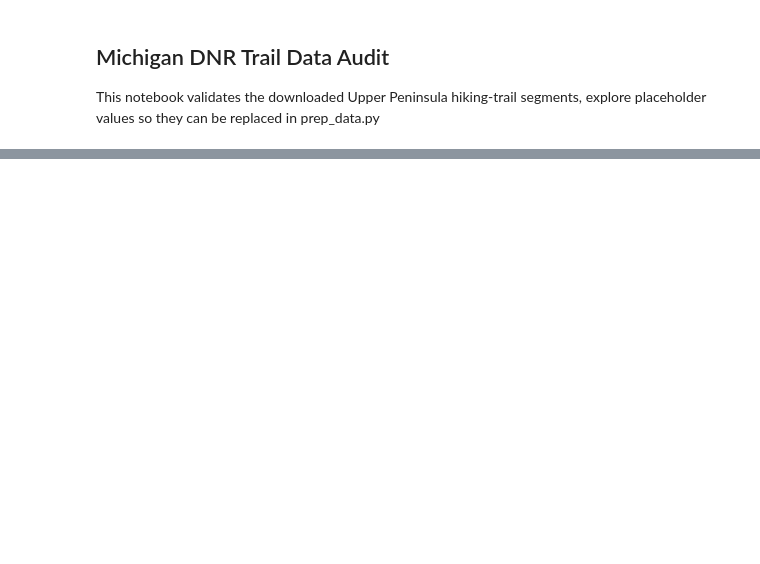
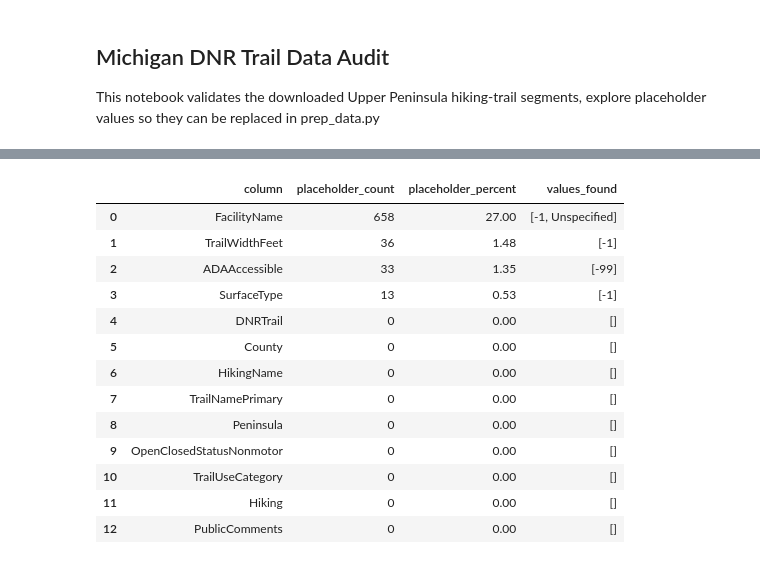
Before and after one commit to RayofData/Whats_UP_Outdoors, a Jupyter notebook: notebooks/01_trail_data_audit.ipynb, the cells around one changed output, grey strips where cells are left out. Cells and saved outputs as stored; diff of their text form; code cells hidden in the pictures; blank space fills up the shorter version.

```diff
--- a/notebooks/01_trail_data_audit.ipynb
+++ b/notebooks/01_trail_data_audit.ipynb
@@ -97,0 +158,58 @@ unique_counts
+# %%
+PLACEHOLDER_VALUES = {
+    "",
+    "-1",
+    "-2",
+    "99",
+    "-99",
+    "Unspecified",
+    "Unknown",
+    "None",
+    "N/A",
+    "<NA>",
+    "NA"
+}
+
+text_columns = trails.select_dtypes(
+    include=["object","string"]
+).columns
+
+placeholder_records = []
+
+for column in text_columns:
+    normalized = trails[column].astype("string").str.strip()
+    matches = normalized.isin(PLACEHOLDER_VALUES)
+
+    placeholder_records.append(
+        {
+            "column": column,
+            "placeholder_count": int(matches.sum()),
+            "placeholder_percent": round(matches.mean() * 100, 2),
+            "values_found": sorted(
+                normalized.loc[matches].dropna().unique().tolist()
+            ),
+        }
+    )
+
+placeholder_audit = (
+    pd.DataFrame(placeholder_records)
+    .sort_values("placeholder_count", ascending=False)
+    .reset_index(drop=True)
+)
+
+placeholder_audit
+# %% [output]
+|  | column | placeholder_count | placeholder_percent | values_found |
+| 0 | FacilityName | 658 | 27.00 | [-1, Unspecified] |
+| 1 | TrailWidthFeet | 36 | 1.48 | [-1] |
+| 2 | ADAAccessible | 33 | 1.35 | [-99] |
+| 3 | SurfaceType | 13 | 0.53 | [-1] |
+| 4 | DNRTrail | 0 | 0.00 | [] |
+| 5 | County | 0 | 0.00 | [] |
+| 6 | HikingName | 0 | 0.00 | [] |
+| 7 | TrailNamePrimary | 0 | 0.00 | [] |
+| 8 | Peninsula | 0 | 0.00 | [] |
+| 9 | OpenClosedStatusNonmotor | 0 | 0.00 | [] |
+| 10 | TrailUseCategory | 0 | 0.00 | [] |
+| 11 | Hiking | 0 | 0.00 | [] |
+| 12 | PublicComments | 0 | 0.00 | [] |
```
Also changed, not shown: parts of 8 cells of this notebook.
